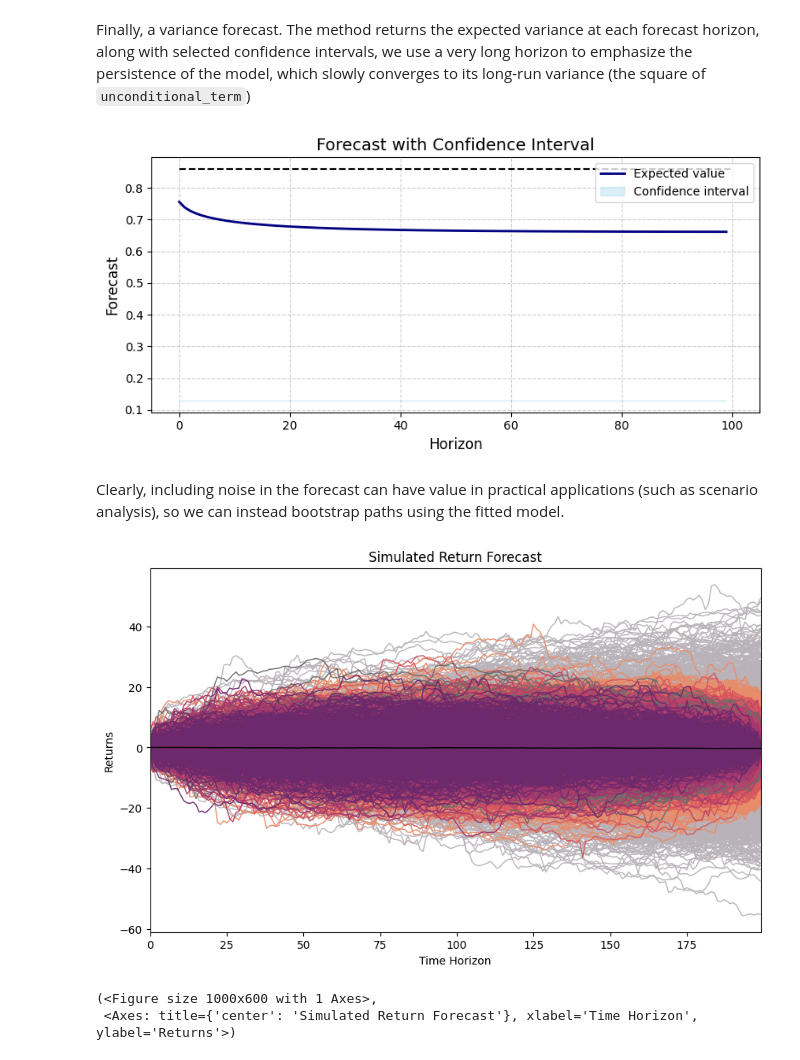
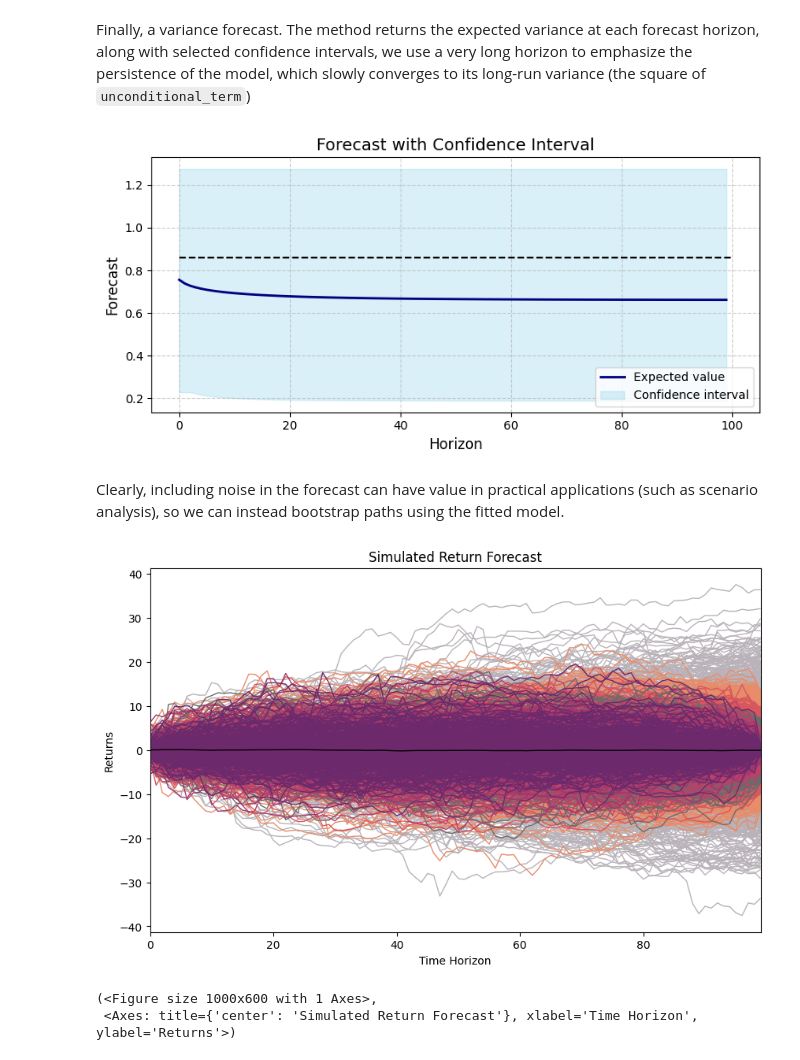
Before and after one commit to AlfredoDiodati/fractrics, a Jupyter notebook: notebooks/MSM_example.ipynb, the cells around one changed output. Cells and saved outputs as stored; diff of their text form; code cells hidden in the pictures.

```diff
--- a/notebooks/MSM_example.ipynb
+++ b/notebooks/MSM_example.ipynb
@@ -173,18 +89,18 @@ dtype: object
 Finally, a variance forecast. The method returns the expected variance at each forecast horizon, along with selected confidence intervals, we use a very long horizon to emphasize the persistence of the model, which slowly converges to its long-run variance (the square of `unconditional_term`)
 # %%
 filtered = MSM.filter(msm_result)
-expect, c1, c2 = MSM.variance_forecast(horizon=100, model_info=filtered, quantiles=(0.00, 0.00))
+expect, c1, c2 = MSM.variance_forecast(horizon=100, model_info=filtered, quantiles=(0.05, 0.95))
 from fractrics.utilities import plot_forecast
 plot_forecast(forecast=expect, ci_lower=c1, ci_upper=c2, mean=filtered.parameters["unconditional_term"]**2)
 # %% [output]
-[figure, old version]
+[figure, new version]
 # %% [markdown]
 Clearly, including noise in the forecast can have value in practical applications (such as scenario analysis), so we can instead bootstrap paths using the fitted model.
 # %%
 from fractrics.utilities import plot_simulation_batch
-return_f, _ = MSM.boostrap_forecast(filtered, num_simulation=4000, horizon=200)
+return_f, _ = MSM.boostrap_forecast(filtered, num_simulation=2000, horizon=100)
 plot_simulation_batch(return_f)
 # %% [output]
-[figure, old version]
+[figure, new version]
 (<Figure size 1000x600 with 1 Axes>,
  <Axes: title={'center': 'Simulated Return Forecast'}, xlabel='Time Horizon', ylabel='Returns'>)
```
Also changed, not shown: parts of 3 cells of this notebook, 1 other file.
